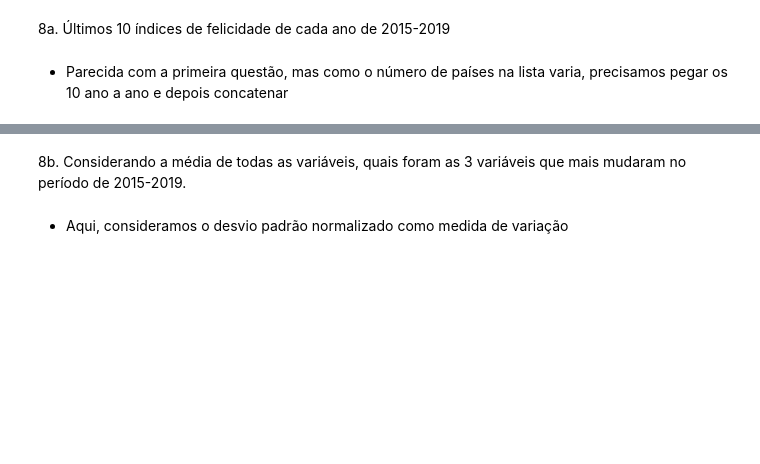
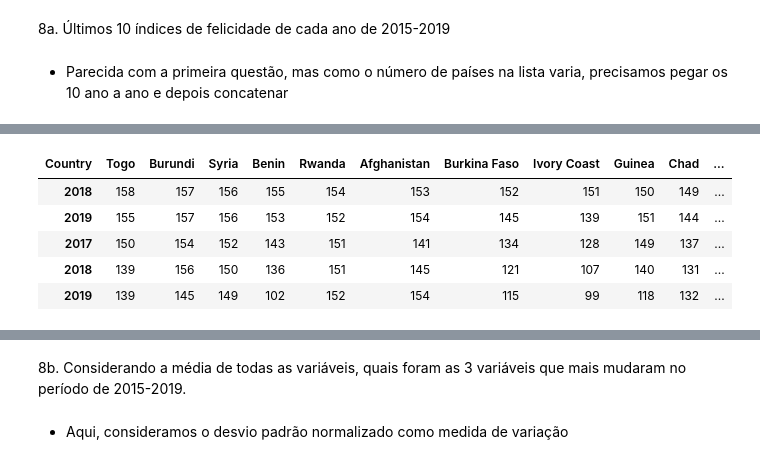
Before and after one commit to gaiogreg/projetos-lets-code, a Jupyter notebook: Projeto3/projeto3.ipynb, the cells around one changed output, grey strips where cells are left out. Drawn from its saved outputs; the diff is of its cells as text; code cells hidden in the pictures; blank space fills up the shorter version.

```diff
--- a/Projeto3/projeto3.ipynb
+++ b/Projeto3/projeto3.ipynb
@@ -195,0 +272,15 @@ ten_lowest
+# %%
+ind = ten_lowest.melt().iloc[:,1].unique()
+df_posicoes_low = pd.DataFrame(data={'Country':ind})
+df_posicoes_low = df_posicoes_low.merge(db_2015[['Country', 'Happiness Rank']], on='Country').merge(db_2016[['Country', 'Happiness Rank']], on='Country')\
+    .merge(db_2017[['Country', 'Happiness.Rank']], on='Country').merge(db_2018[['Country', 'Happiness Rank']], on='Country')\
+        .merge(db_2019[['Country', 'Happiness Rank']], on='Country').set_index('Country').rename(columns={'Happiness Rank_x':'2015','Happiness Rank_y':'2016','Happiness.Rank':'2017','Happiness Rank_x':'2018','Happiness Rank_y':'2019'})
+df_posicoes_t_low = df_posicoes_low.T
+display(df_posicoes_t_low)
+# %% [output]
+| Country | Togo | Burundi | Syria | Benin | Rwanda | Afghanistan | Burkina Faso | Ivory Coast | Guinea | Chad | ... |
+| 2018 | 158 | 157 | 156 | 155 | 154 | 153 | 152 | 151 | 150 | 149 | ... |
+| 2019 | 155 | 157 | 156 | 153 | 152 | 154 | 145 | 139 | 151 | 144 | ... |
+| 2017 | 150 | 154 | 152 | 143 | 151 | 141 | 134 | 128 | 149 | 137 | ... |
+| 2018 | 139 | 156 | 150 | 136 | 151 | 145 | 121 | 107 | 140 | 131 | ... |
+| 2019 | 139 | 145 | 149 | 102 | 152 | 154 | 115 | 99 | 118 | 132 | ... |
```
Also changed, not shown: parts of 9 cells of this notebook.
